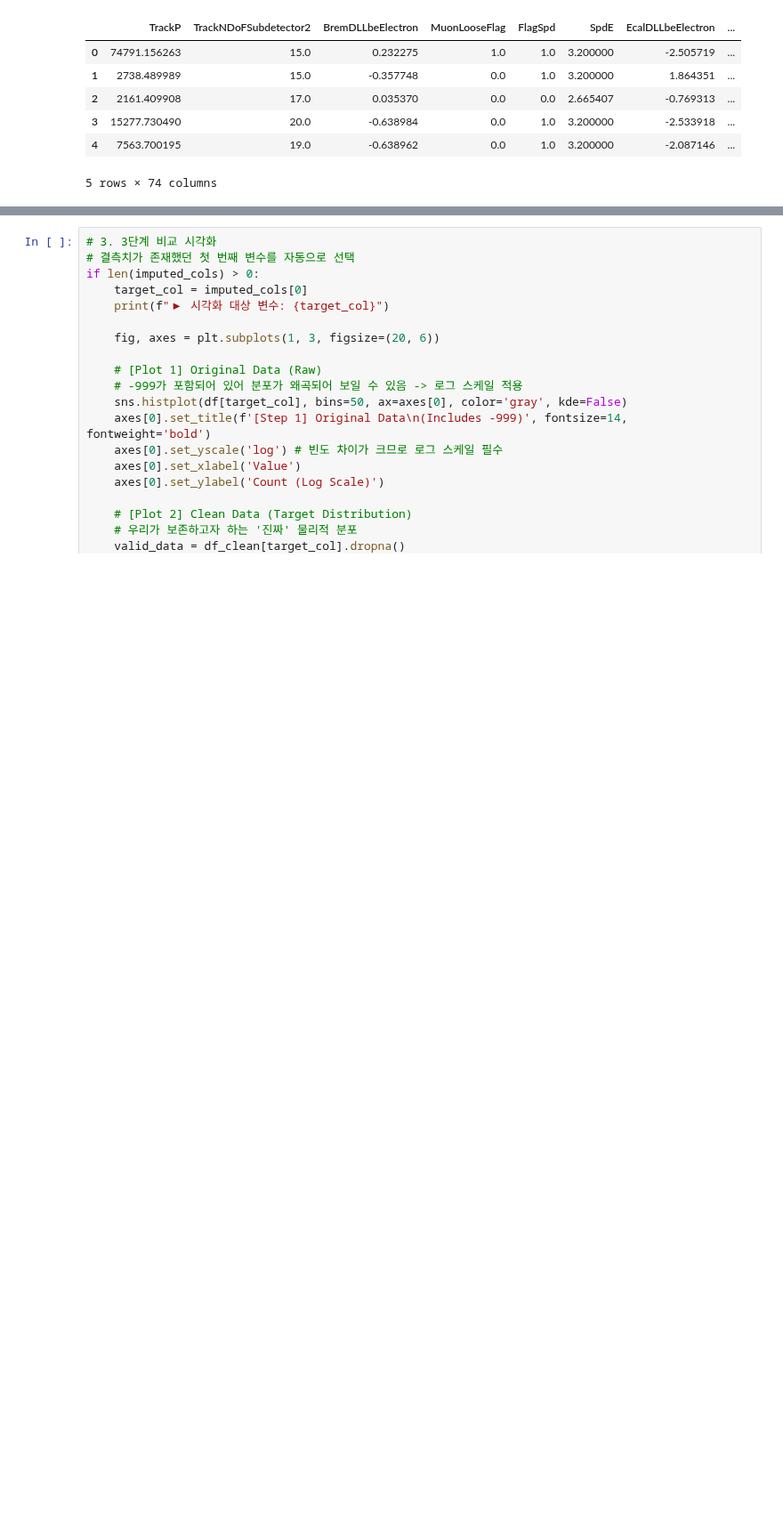
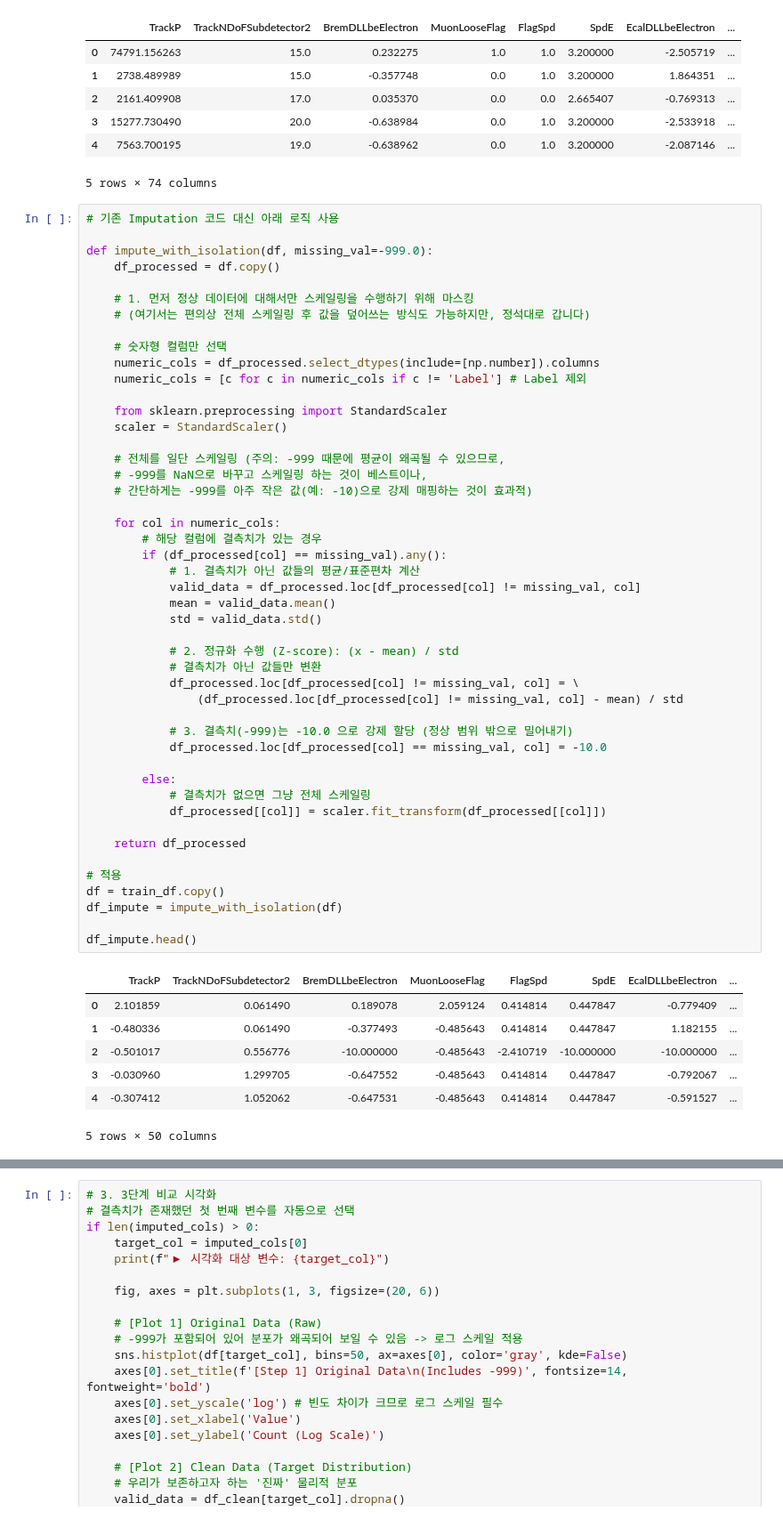
Before and after one commit to Jongseok103/UOS-Assignments, a Jupyter notebook: BigDataPhysic/DHCb_Classification_main.ipynb, the cells around one changed output, grey strips where cells are left out. Shown at 89% size. Saved outputs shown, nothing was run; the diff lists cells and outputs as text; blank space fills up the shorter version.

```diff
--- a/BigDataPhysic/DHCb_Classification_main.ipynb
+++ b/BigDataPhysic/DHCb_Classification_main.ipynb
@@ -329,6 +329,61 @@ Imputed Data Shape: (1200000, 74)
 | 3 | 15277.730490 | 20.0 | -0.638984 | 0.0 | 1.0 | 3.200000 | -2.533918 | ... |
 | 4 | 7563.700195 | 19.0 | -0.638962 | 0.0 | 1.0 | 3.200000 | -2.087146 | ... |
 5 rows × 74 columns
+# %%
+# 기존 Imputation 코드 대신 아래 로직 사용
+
+def impute_with_isolation(df, missing_val=-999.0):
+    df_processed = df.copy()
+
+    # 1. 먼저 정상 데이터에 대해서만 스케일링을 수행하기 위해 마스킹
+    # (여기서는 편의상 전체 스케일링 후 값을 덮어쓰는 방식도 가능하지만, 정석대로 갑니다)
+
+    # 숫자형 컬럼만 선택
+    numeric_cols = df_processed.select_dtypes(include=[np.number]).columns
+    numeric_cols = [c for c in numeric_cols if c != 'Label'] # Label 제외
+
+    from sklearn.preprocessing import StandardScaler
+    scaler = StandardScaler()
+
+    # 전체를 일단 스케일링 (주의: -999 때문에 평균이 왜곡될 수 있으므로,
+    # -999를 NaN으로 바꾸고 스케일링 하는 것이 베스트이나,
+    # 간단하게는 -999를 아주 작은 값(예: -10)으로 강제 매핑하는 것이 효과적)
+
+    for col in numeric_cols:
+        # 해당 컬럼에 결측치가 있는 경우
+        if (df_processed[col] == missing_val).any():
+            # 1. 결측치가 아닌 값들의 평균/표준편차 계산
+            valid_data = df_processed.loc[df_processed[col] != missing_val, col]
+            mean = valid_data.mean()
+            std = valid_data.std()
+
+            # 2. 정규화 수행 (Z-score): (x - mean) / std
+            # 결측치가 아닌 값들만 변환
+            df_processed.loc[df_processed[col] != missing_val, col] = \
+                (df_processed.loc[df_processed[col] != missing_val, col] - mean) / std
+
+            # 3. 결측치(-999)는 -10.0 으로 강제 할당 (정상 범위 밖으로 밀어내기)
+            df_processed.loc[df_processed[col] == missing_val, col] = -10.0
+
+        else:
+            # 결측치가 없으면 그냥 전체 스케일링
+            df_processed[[col]] = scaler.fit_transform(df_processed[[col]])
+
+    return df_processed
+
+# 적용
+df = train_df.copy()
+df_impute = impute_with_isolation(df)
+
+df_impute.head()
+# %% [output]
+|  | TrackP | TrackNDoFSubdetector2 | BremDLLbeElectron | MuonLooseFlag | FlagSpd | SpdE | EcalDLLbeElectron | ... |
+| 0 | 2.101859 | 0.061490 | 0.189078 | 2.059124 | 0.414814 | 0.447847 | -0.779409 | ... |
+| 1 | -0.480336 | 0.061490 | -0.377493 | -0.485643 | 0.414814 | 0.447847 | 1.182155 | ... |
+| 2 | -0.501017 | 0.556776 | -10.000000 | -0.485643 | -2.410719 | -10.000000 | -10.000000 | ... |
+| 3 | -0.030960 | 1.299705 | -0.647552 | -0.485643 | 0.414814 | 0.447847 | -0.792067 | ... |
+| 4 | -0.307412 | 1.052062 | -0.647531 | -0.485643 | 0.414814 | 0.447847 | -0.591527 | ... |
+5 rows × 50 columns
 # %%
 # 검증을 위해 결측치가 있었던 대표적인 컬럼 하나를 선택하여 분포 비교
 # 예: 리스트의 첫 번째 컬럼 사용
```
Also changed, not shown: parts of 6 cells of this notebook, 2 other files.
